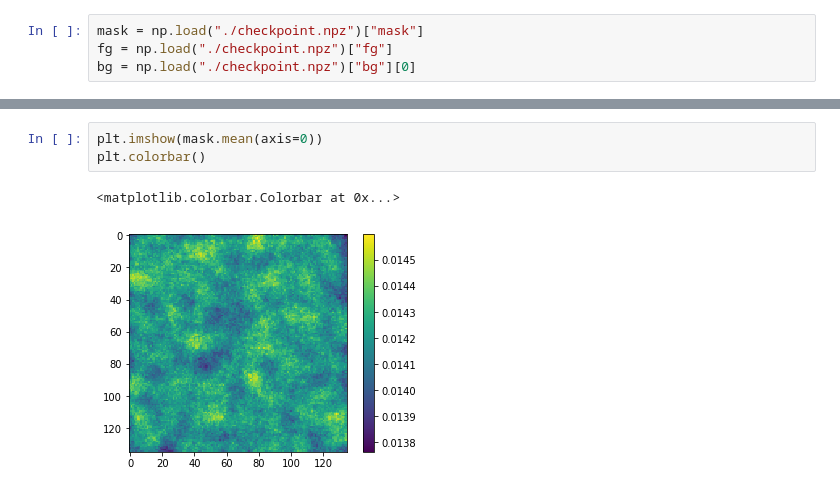
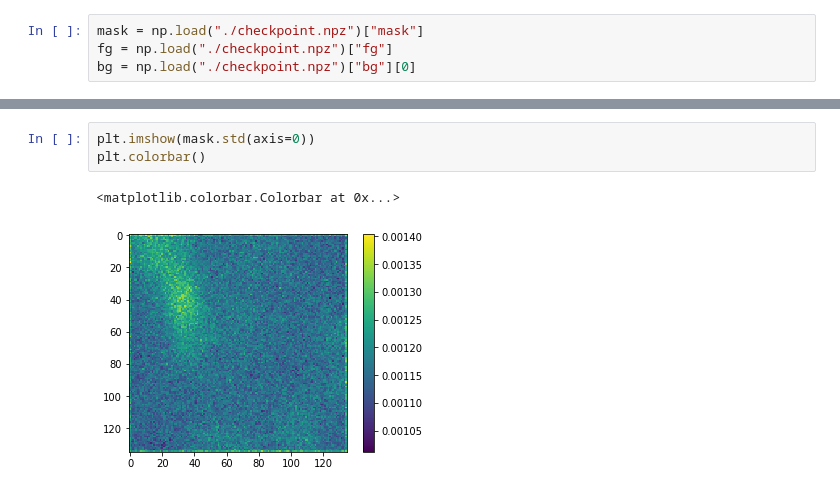
Before and after one commit to cemoody/rtvf, a Jupyter notebook: NB01 Robust Total Variation Tensor Factorization.ipynb, the cells around one changed output, grey strips where cells are left out. Saved outputs shown, nothing was run; the diff lists cells and outputs as text.

```diff
--- a/NB01 Robust Total Variation Tensor Factorization.ipynb
+++ b/NB01 Robust Total Variation Tensor Factorization.ipynb
@@ -40,6 +52,6 @@ plt.colorbar()
 # %%
-plt.imshow(mask.mean(axis=0))
+plt.imshow(mask.std(axis=0))
 plt.colorbar()
 # %% [output]
 <matplotlib.colorbar.Colorbar at 0x...>
-[figure, old version]
+[figure, new version]
```
Also changed, not shown: parts of 10 cells of this notebook, 1 other file.
